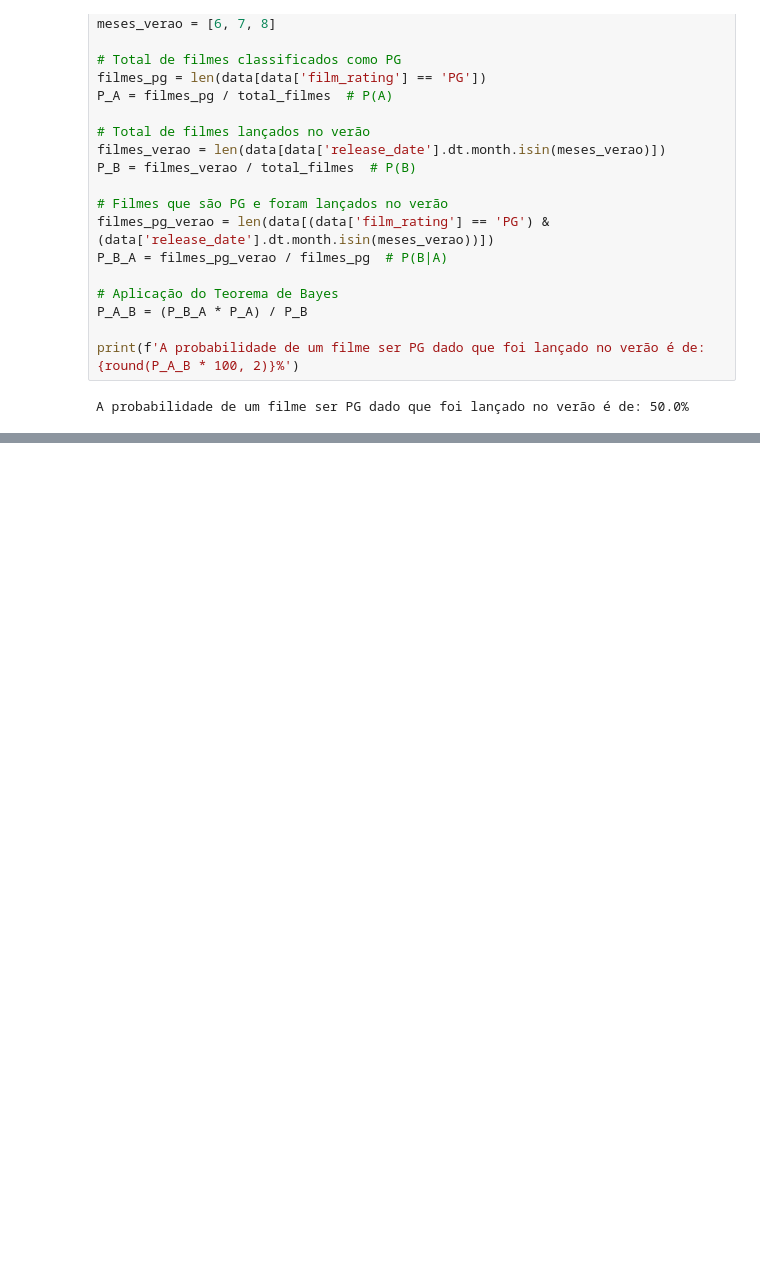
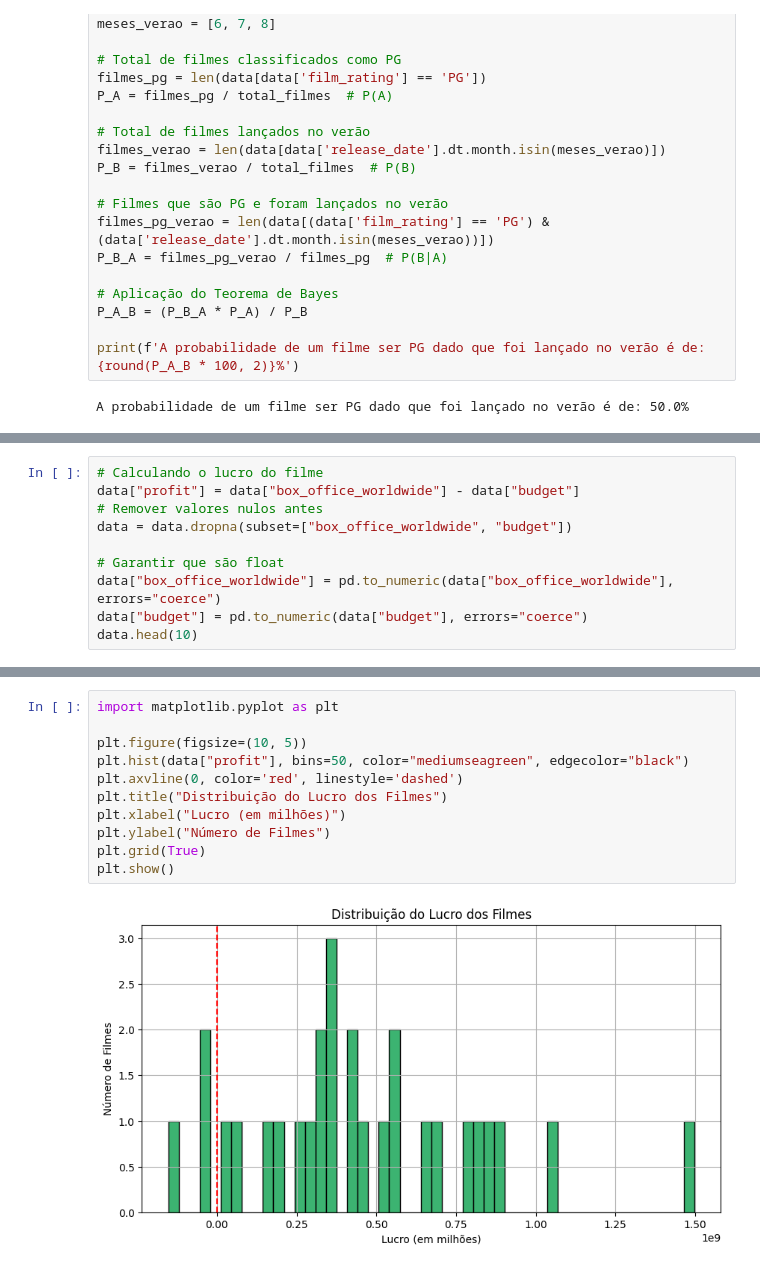
Before and after one commit to Manuelaamorim/pixar_dataset, a Jupyter notebook: pixar_films_dataset.ipynb, the cells around one changed output, grey strips where cells are left out. Cells and saved outputs as stored; diff of their text form; blank space fills up the shorter version.

```diff
--- a/pixar_films_dataset.ipynb
+++ b/pixar_films_dataset.ipynb
@@ -379,0 +382,10 @@ A probabilidade de um filme ser PG dado que foi lançado no verão é de: 50.0%
+# %%
+# Calculando o lucro do filme
+data["profit"] = data["box_office_worldwide"] - data["budget"]
+# Remover valores nulos antes
+data = data.dropna(subset=["box_office_worldwide", "budget"])
+
+# Garantir que são float
+data["box_office_worldwide"] = pd.to_numeric(data["box_office_worldwide"], errors="coerce")
+data["budget"] = pd.to_numeric(data["budget"], errors="coerce")
+data.head(10)
@@ -379,0 +404,13 @@ A probabilidade de um filme ser PG dado que foi lançado no verão é de: 50.0%
+# %%
+import matplotlib.pyplot as plt
+
+plt.figure(figsize=(10, 5))
+plt.hist(data["profit"], bins=50, color="mediumseagreen", edgecolor="black")
+plt.axvline(0, color='red', linestyle='dashed')
+plt.title("Distribuição do Lucro dos Filmes")
+plt.xlabel("Lucro (em milhões)")
+plt.ylabel("Número de Filmes")
+plt.grid(True)
+plt.show()
+# %% [output]
+[figure, added]
```
Also changed, not shown: parts of 6 cells of this notebook.
